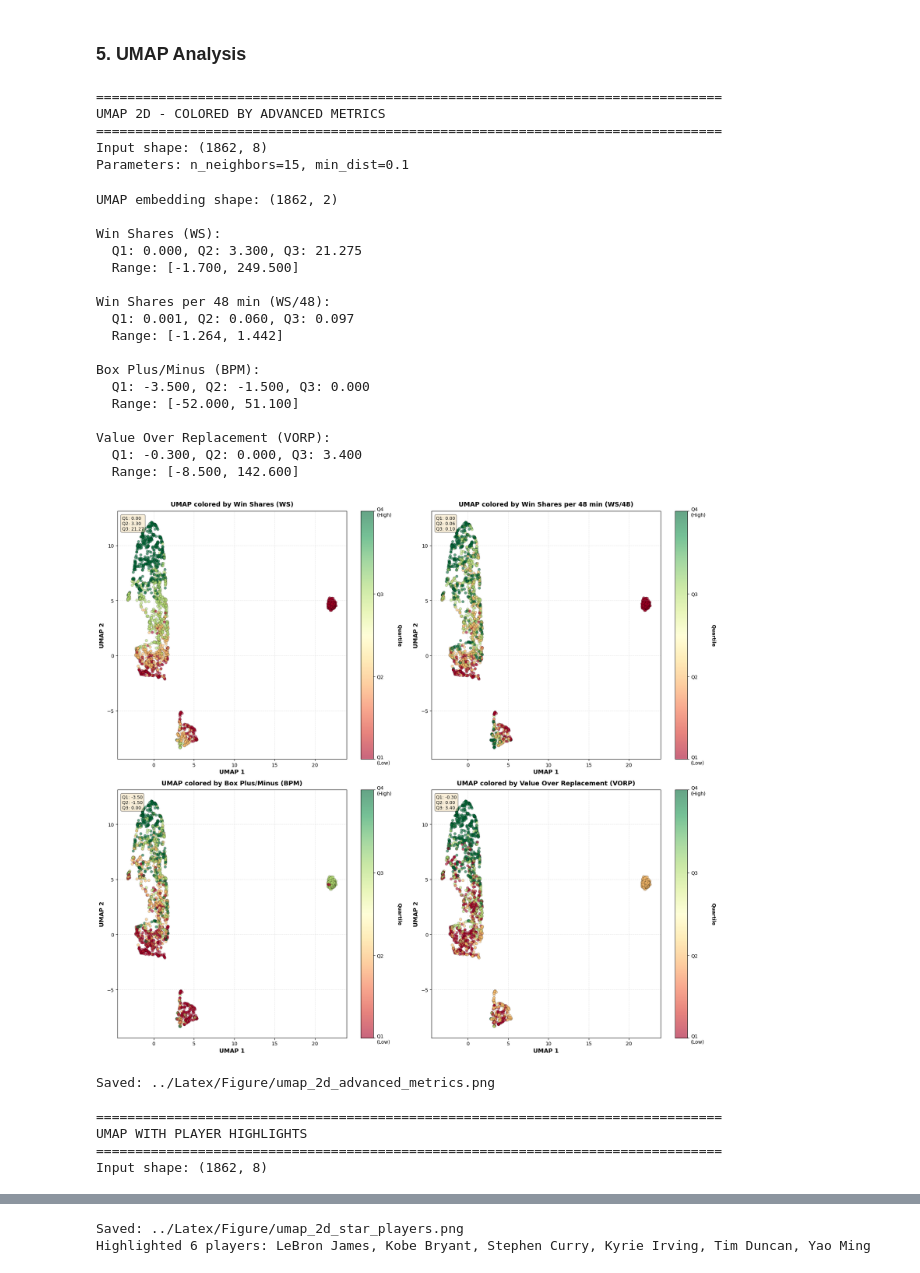
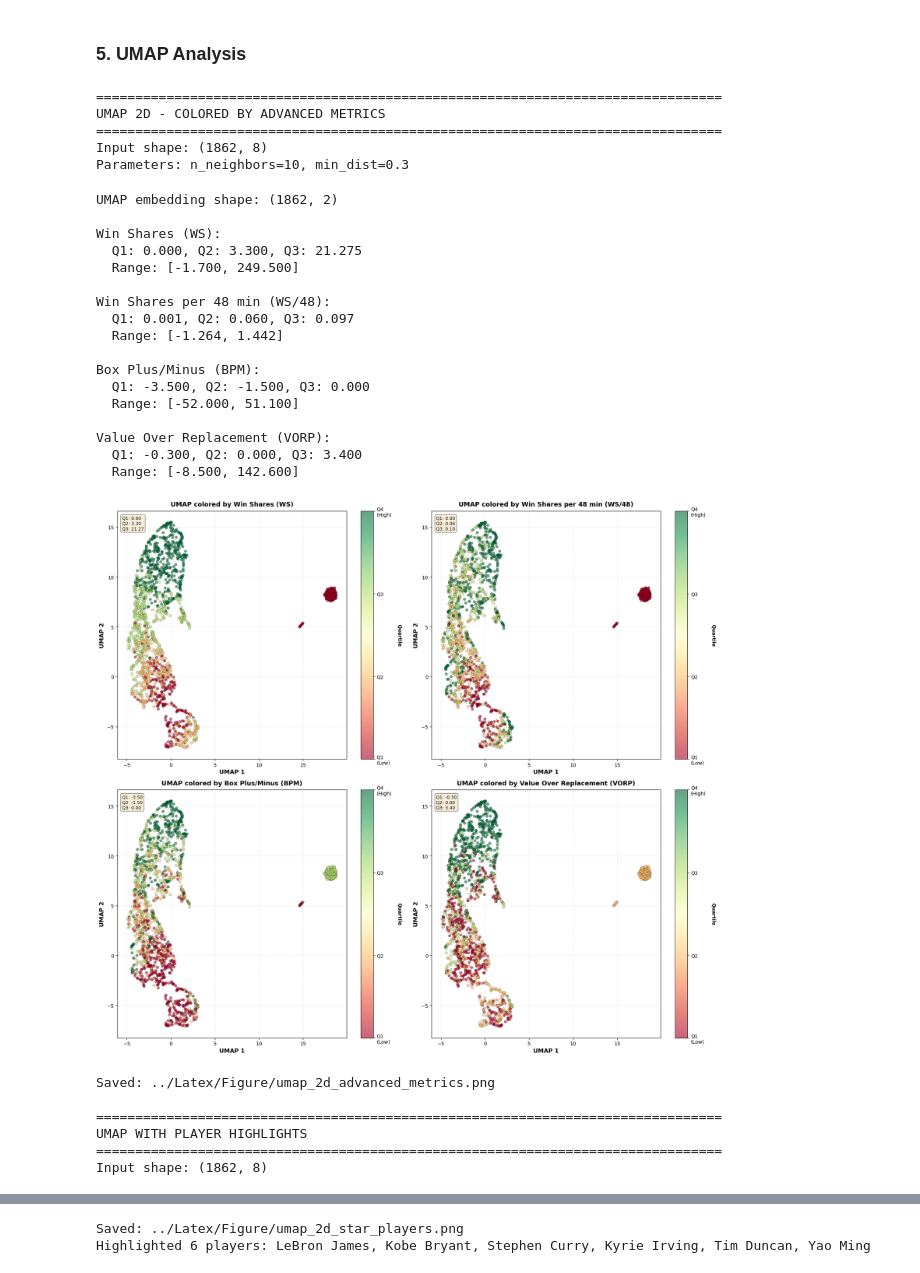
Before and after one commit to Schuyn/Unsupervised-Machine-Learning-Final-Project, a Jupyter notebook: Code/main.ipynb, the cells around one changed output, grey strips where cells are left out. Drawn from its saved outputs; the diff is of its cells as text; code cells hidden in the pictures.

```diff
--- a/Code/main.ipynb
+++ b/Code/main.ipynb
@@ -342,42 +342,42 @@ X_umap = analyzer.plot_umap_colored_by_metrics(
     display_features=df_train[preprocessor.advanced_metrics],
     metrics=preprocessor.advanced_metrics,
     metric_names=metric_names,
-    n_neighbors=15,
-    min_dist=0.1
+    n_neighbors=10,
+    min_dist=0.3
 )
 
 # 2. UMAP with star player highlights
 analyzer.plot_umap_with_player_highlights(
     X_train=X_train_numeric,
     display_features=df_train[['player']],
     player_names=star_players,
-    n_neighbors=15,
-    min_dist=0.1
+    n_neighbors=10,
+    min_dist=0.3
 )
 # %% [output]
 ================================================================================
 UMAP 2D - COLORED BY ADVANCED METRICS
 ================================================================================
 Input shape: (1862, 8)
-Parameters: n_neighbors=15, min_dist=0.1
+Parameters: n_neighbors=10, min_dist=0.3
 UMAP embedding shape: (1862, 2)
 
 Win Shares (WS):
   Q1: 0.000, Q2: 3.300, Q3: 21.275
   Range: [-1.700, 249.500]
 
 Win Shares per 48 min (WS/48):
   Q1: 0.001, Q2: 0.060, Q3: 0.097
   Range: [-1.264, 1.442]
 
 Box Plus/Minus (BPM):
   Q1: -3.500, Q2: -1.500, Q3: 0.000
   Range: [-52.000, 51.100]
 
 Value Over Replacement (VORP):
   Q1: -0.300, Q2: 0.000, Q3: 3.400
   Range: [-8.500, 142.600]
-[figure, old version]
+[figure, new version]
 Saved: ../Latex/Figure/umap_2d_advanced_metrics.png
 
 ================================================================================
```
Also changed, not shown: parts of 2 cells of this notebook, 9 other files.
